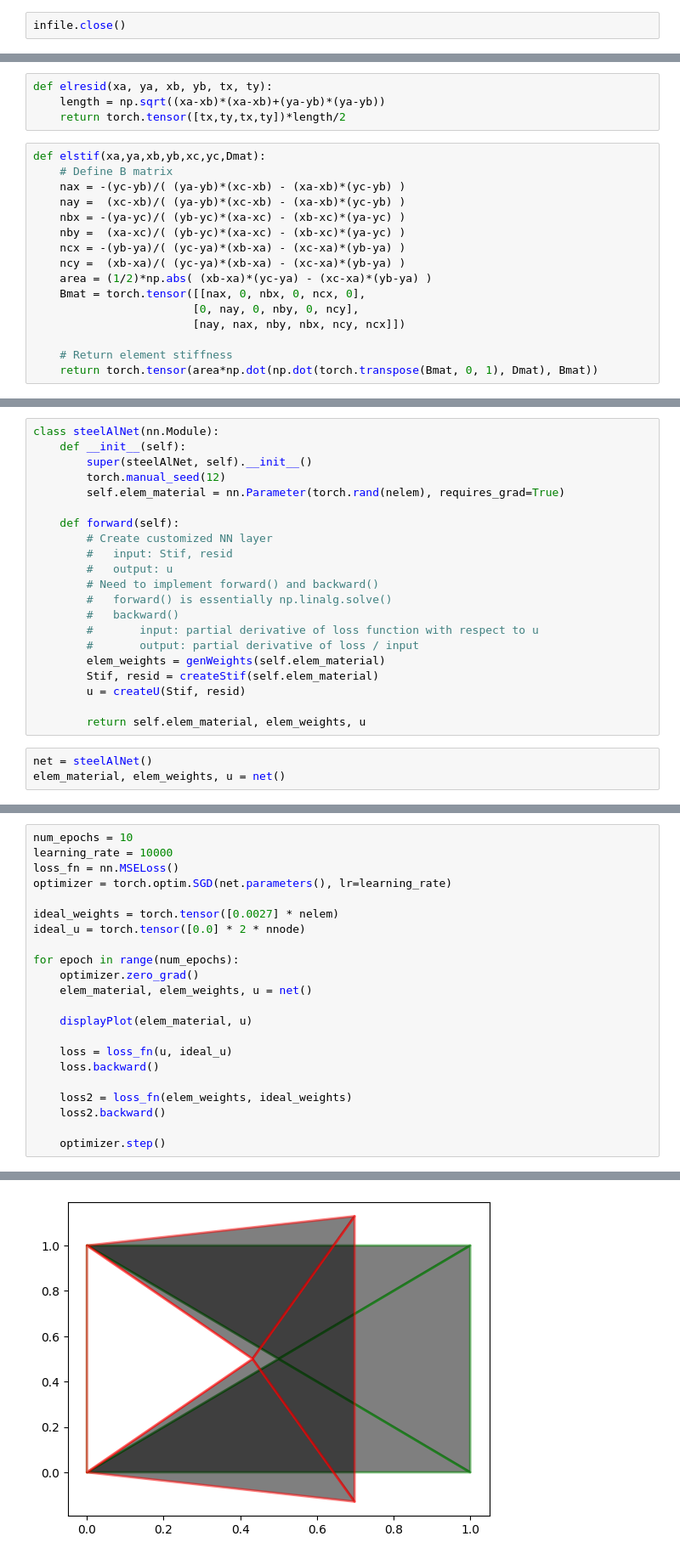
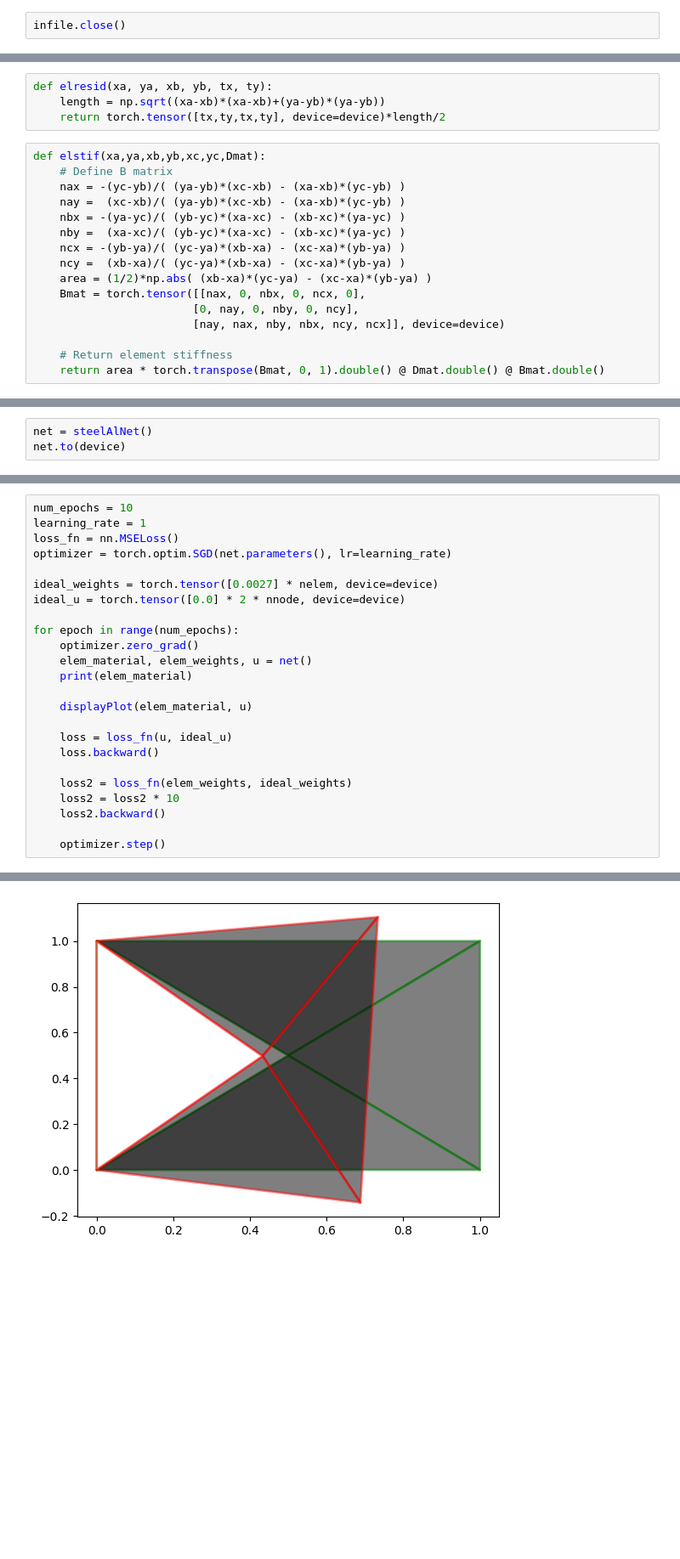
Before and after one commit to hyech/Finite_Element, a Jupyter notebook: steel-al-alloy-example/fem_conststrain_triangles.ipynb, the cells around one changed output, grey strips where cells are left out. Shown at 85% size. Cells and saved outputs as stored; diff of their text form; blank space fills up the shorter version.

```diff
--- a/steel-al-alloy-example/fem_conststrain_triangles.ipynb
+++ b/steel-al-alloy-example/fem_conststrain_triangles.ipynb
@@ -30,7 +32,7 @@ def create_Dmat(E, nu):
 # %%
 def elresid(xa, ya, xb, yb, tx, ty):
     length = np.sqrt((xa-xb)*(xa-xb)+(ya-yb)*(ya-yb))
-    return torch.tensor([tx,ty,tx,ty])*length/2
+    return torch.tensor([tx,ty,tx,ty], device=device)*length/2
 # %%
 def elstif(xa,ya,xb,yb,xc,yc,Dmat):
     # Define B matrix
@@ -43,7 +45,7 @@ def elstif(xa,ya,xb,yb,xc,yc,Dmat):
     area = (1/2)*np.abs( (xb-xa)*(yc-ya) - (xc-xa)*(yb-ya) )
     Bmat = torch.tensor([[nax, 0, nbx, 0, ncx, 0],
                         [0, nay, 0, nby, 0, ncy],
-                        [nay, nax, nby, nbx, ncy, ncx]])
+                        [nay, nax, nby, nbx, ncy, ncx]], device=device)
 
     # Return element stiffness
-    return torch.tensor(area*np.dot(np.dot(torch.transpose(Bmat, 0, 1), Dmat), Bmat))
+    return area * torch.transpose(Bmat, 0, 1).double() @ Dmat.double() @ Bmat.double()
@@ -242,24 +156,3 @@ genWeights = weightFunction.apply
-# %%
-class steelAlNet(nn.Module):
-    def __init__(self):
-        super(steelAlNet, self).__init__()
-        torch.manual_seed(12)
-        self.elem_material = nn.Parameter(torch.rand(nelem), requires_grad=True)
-
-    def forward(self):
-        # Create customized NN layer
-        #   input: Stif, resid
-        #   output: u
-        # Need to implement forward() and backward()
-        #   forward() is essentially np.linalg.solve()
-        #   backward()
-        #       input: partial derivative of loss function with respect to u
-        #       output: partial derivative of loss / input
-        elem_weights = genWeights(self.elem_material)
-        Stif, resid = createStif(self.elem_material)
-        u = createU(Stif, resid)
-
-        return self.elem_material, elem_weights, u
 # %%
 net = steelAlNet()
-elem_material, elem_weights, u = net()
+net.to(device)
@@ -286,16 +181,17 @@ def displayPlot(elem_material, u):
     plt.tripcolor(triang2, ax, facecolors=facecolors, edgecolors='r', linewidth=2, cmap='Greys', alpha=0.5)
 # %%
 num_epochs = 10
-learning_rate = 10000
+learning_rate = 1
 loss_fn = nn.MSELoss()
 optimizer = torch.optim.SGD(net.parameters(), lr=learning_rate)
 
-ideal_weights = torch.tensor([0.0027] * nelem)
-ideal_u = torch.tensor([0.0] * 2 * nnode)
+ideal_weights = torch.tensor([0.0027] * nelem, device=device)
+ideal_u = torch.tensor([0.0] * 2 * nnode, device=device)
 
 for epoch in range(num_epochs):
     optimizer.zero_grad()
     elem_material, elem_weights, u = net()
+    print(elem_material)
 
     displayPlot(elem_material, u)
 
@@ -303,6 +199,7 @@ for epoch in range(num_epochs):
     loss.backward()
 
     loss2 = loss_fn(elem_weights, ideal_weights)
+    loss2 = loss2 * 10
     loss2.backward()
 
     optimizer.step()
@@ -313 +232 @@ RuntimeError: grad can be implicitly created only for scalar outputs
-[figure, old version]
+[figure, new version]
```
Also changed, not shown: parts of 12 cells of this notebook, 2 other files.
